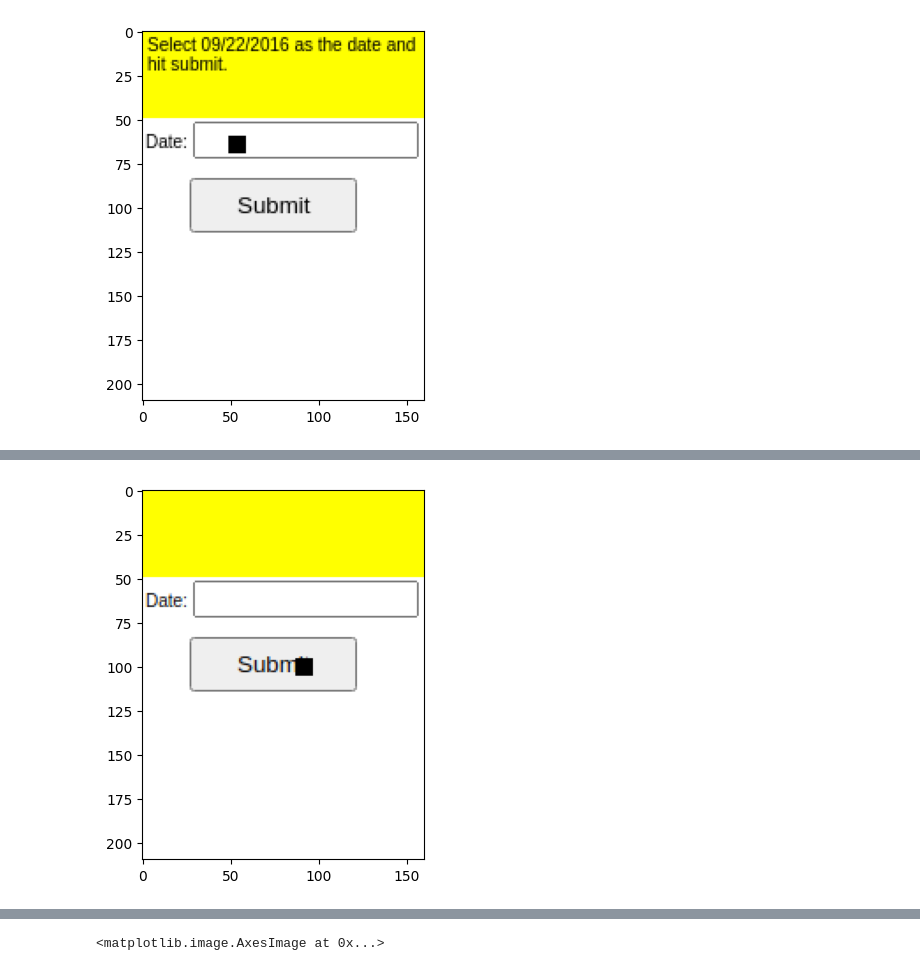
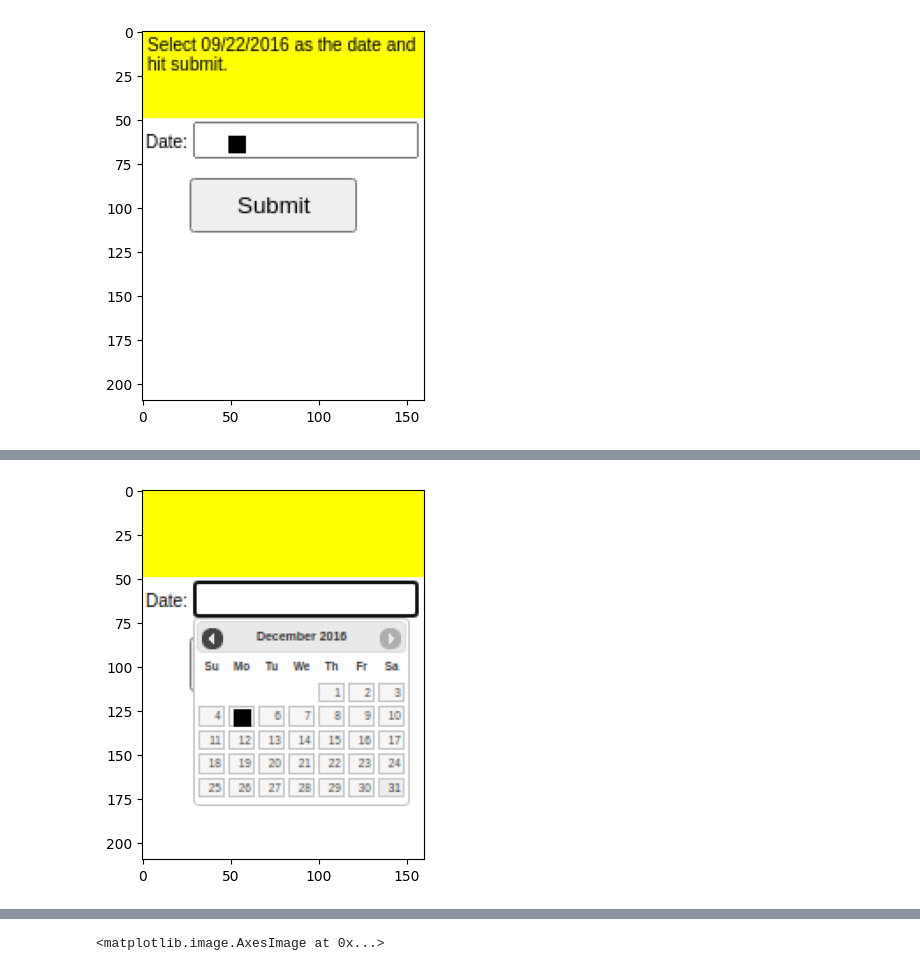
Before and after one commit to flbyrne/FAST, a Jupyter notebook: error_correcting_tutorials.ipynb, the cells around one changed output, grey strips where cells are left out. Drawn from its saved outputs; the diff is of its cells as text; code cells hidden in the pictures.

```diff
--- a/error_correcting_tutorials.ipynb
+++ b/error_correcting_tutorials.ipynb
@@ -258,7 +258,7 @@ def coord2act_chose_date(t):
     env.close()
     return save_trajectory(actions, doms, images, env_type, goal)
 
-def coord2ref(coords, dom):
+def coord2ref1(coords, dom):
     ref = 0
     for element in dom:
         if element['left'] < coords[0] \
@@ -270,7 +270,7 @@ def coord2ref(coords, dom):
     return ref, id_
 
 def coord2act_chose_date():
-    goal = 'Select 12/07/2016 as the date and hit submit.'
+    goal = 'Select 12/05/2016 as the date and hit submit.'
     env_type = 'choose-date'
     coords = [(78,65),(57,130),(92,101)]
 
@@ -279,20 +279,22 @@ def coord2act_chose_date():
     actions  = ['']
     doms = [observation['dom_elements']]
     images = [delete_header(observation['screenshot'])]
-
+    step = 1
     for x,y in coords:
-        print(x,y)
-        ref, text = coord2ref((x,y), dom)
-        print(ref,text)
+        print(step)
+        print('coordinates',x,y)
+        ref, text = coord2ref1((x,y), dom)
+        print('element {} text {}'.format(ref,text))
         action = env.create_action('CLICK_ELEMENT', ref=ref)
         observation, reward, terminated, truncated, info = env.step(action)
-
-        observation, reward, terminated, truncated, info = env.step(action)
+        if ref ==5:
+            observation, reward, terminated, truncated, info = env.step(action)
         action = 'Click on {} - CLICK_ELEMENT {}'.format(text ,ref)
-        print(action)
+        print('action',action)
         actions.append(action)
         images.append(delete_header(observation['screenshot']))
         doms.append(observation['dom_elements'])
+        step+=1
     env.close()
     return save_trajectory(actions, doms, images, env_type, goal)
 
@@ -313,4 +316,4 @@ Click on We - CLICK_ELEMENT 26
 # %%
-add_click(trajectory_final['states'][0]['screenshot'], 92,101)
+add_click(trajectory_final['states'][1]['screenshot'], 57,130)
 # %% [output]
-[figure, old version]
+[figure, new version]
```
Also changed, not shown: parts of 2 cells of this notebook.
